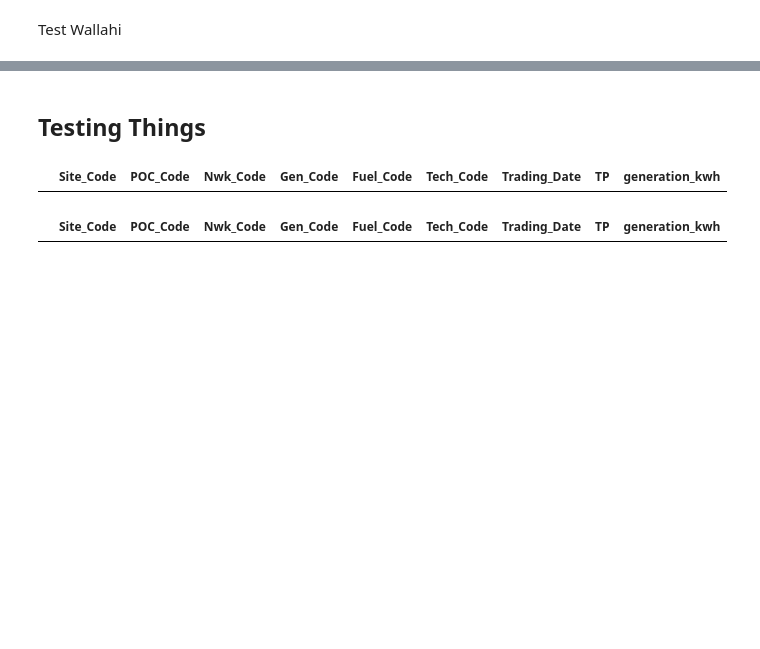
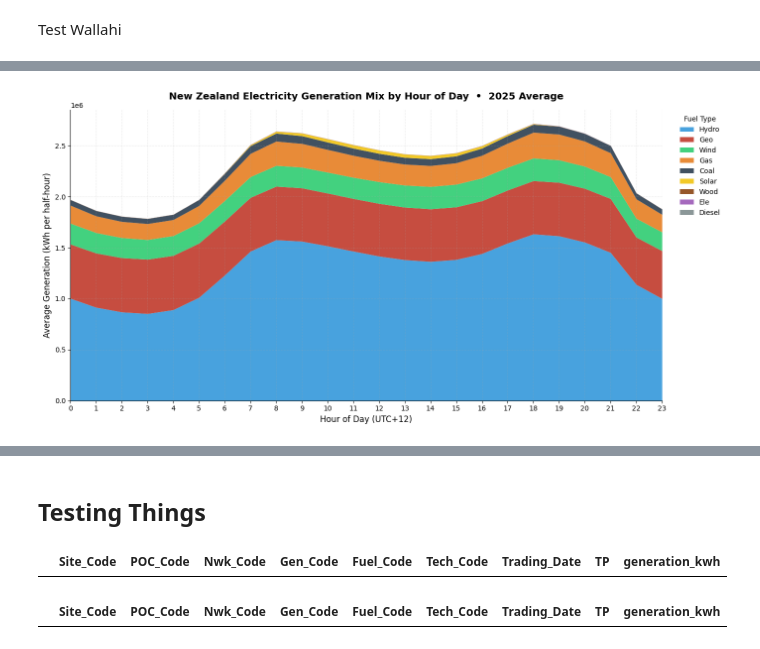
Before and after one commit to DaveGiGi/Duckstradamus, a Jupyter notebook: Data_Processing/preprocessing_Jacques.ipynb, the cells around one changed output, grey strips where cells are left out. Drawn from its saved outputs; the diff is of its cells as text; code cells hidden in the pictures; blank space fills up the shorter version.

```diff
--- a/Data_Processing/preprocessing_Jacques.ipynb
+++ b/Data_Processing/preprocessing_Jacques.ipynb
@@ -151,0 +173,69 @@ df_long.head()
+# %%
+import matplotlib.pyplot as plt
+
+# ── 1. Filter to 2025 + extract hour of day ──────────────────────────────
+df_2025 = df_by_fuel[df_by_fuel['datetime_utc12'].dt.year == 2025].copy()
+df_2025['hour'] = df_2025['datetime_utc12'].dt.hour
+
+# ── 2. Identify the fuel columns (everything except datetime + hour) ─────
+fuel_cols = [c for c in df_by_fuel.columns if c != 'datetime_utc12']
+
+# ── 3. Average each fuel by hour of day (averaged across all days of 2025)
+hourly_avg = df_2025.groupby('hour')[fuel_cols].mean()
+
+# ── 4. Order fuels by total contribution (biggest at bottom looks nicest)
+fuel_order = hourly_avg.mean().sort_values(ascending=False).index.tolist()
+hourly_avg = hourly_avg[fuel_order]
+
+# ── 5. Intuitive color palette ──────────────────────────────────────────
+fuel_colors = {
+    'Hydro':  '#3498db',  # blue (water)
+    'Geo':    '#c0392b',  # red (heat)
+    'Gas':    '#e67e22',  # orange
+    'Wind':   '#2ecc71',  # green
+    'Coal':   '#2c3e50',  # near-black
+    'Wood':   '#8B4513',  # brown
+    'Solar':  '#f1c40f',  # yellow
+    'Diesel': '#7f8c8d',  # gray
+    'Ele':    '#9b59b6',  # purple
+}
+colors = [fuel_colors.get(c, '#cccccc') for c in fuel_order]
+
+# ── 6. Plot ─────────────────────────────────────────────────────────────
+fig, ax = plt.subplots(figsize=(14, 7))
+
+hourly_avg.plot(
+    kind='area',
+    stacked=True,
+    ax=ax,
+    color=colors,
+    alpha=0.9,
+    linewidth=0,
+)
+
+ax.set_xlabel('Hour of Day (UTC+12)', fontsize=12)
+ax.set_ylabel('Average Generation (kWh per half-hour)', fontsize=12)
+ax.set_title(
+    'New Zealand Electricity Generation Mix by Hour of Day  •  2025 Average',
+    fontsize=14, fontweight='bold', pad=15
+)
+ax.set_xticks(range(0, 24))
+ax.set_xlim(0, 23)
+ax.set_ylim(bottom=0)
+ax.grid(True, alpha=0.25, linestyle='--')
+ax.legend(
+    title='Fuel Type',
+    bbox_to_anchor=(1.02, 1),
+    loc='upper left',
+    frameon=False,
+    fontsize=10,
+)
+
+# Clean spines
+for spine in ['top', 'right']:
+    ax.spines[spine].set_visible(False)
+
+plt.tight_layout()
+plt.show()
+# %% [output]
+[figure, added]
```
Also changed, not shown: parts of 6 cells of this notebook, 1 other file.
